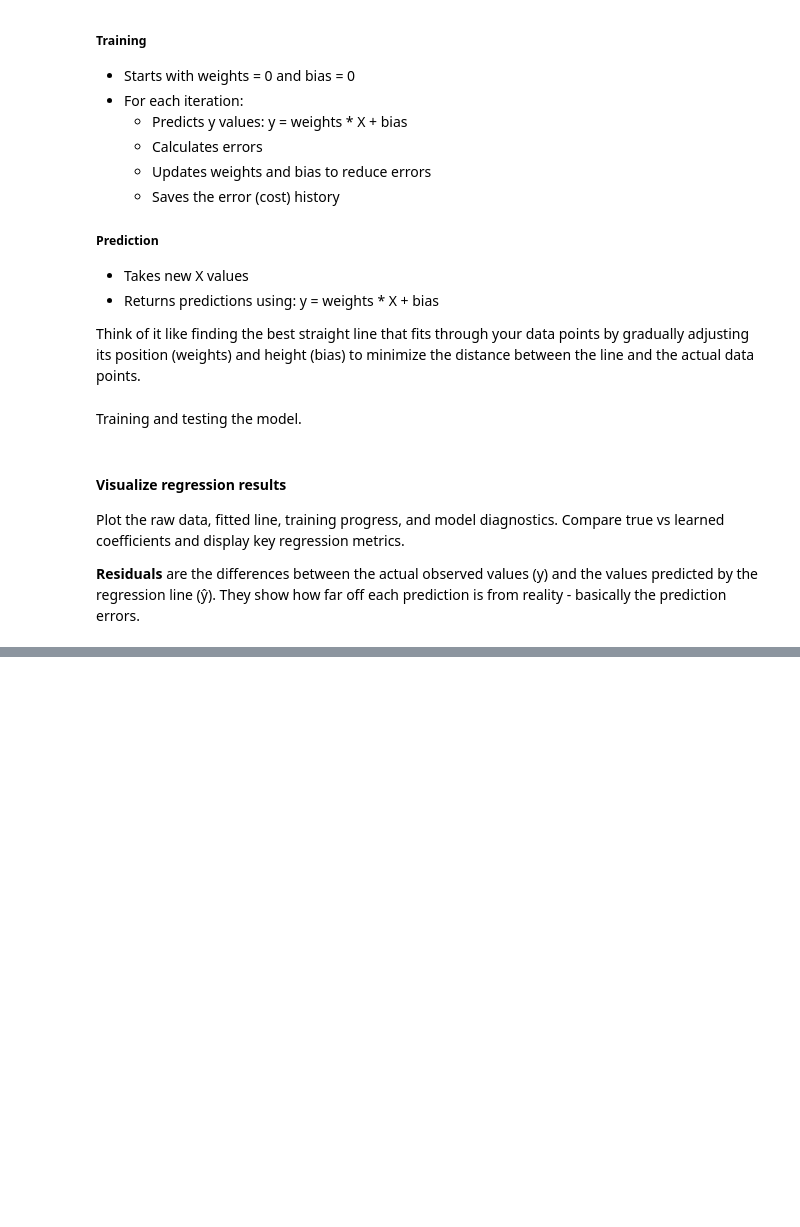
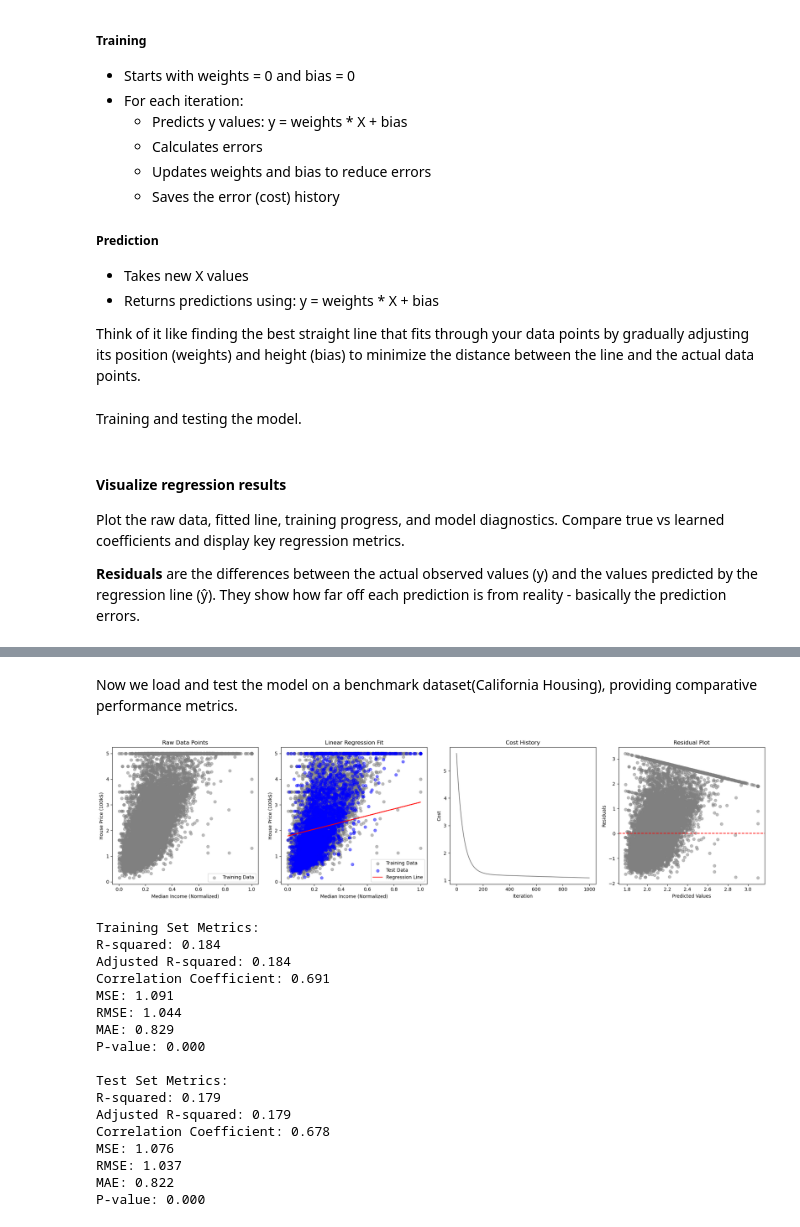
Before and after one commit to pedroscortes/ml_algorithms_from_scratch, a Jupyter notebook: supervised_learning/linear_regression.ipynb, the cells around one changed output, grey strips where cells are left out. Saved outputs shown, nothing was run; the diff lists cells and outputs as text; code cells hidden in the pictures; blank space fills up the shorter version.

```diff
--- a/supervised_learning/linear_regression.ipynb
+++ b/supervised_learning/linear_regression.ipynb
@@ -201 +201,3 @@ MAE: 3.855
 P-value: 0.000
+# %% [markdown]
+Now we load and test the model on a benchmark dataset(California Housing), providing comparative performance metrics.
@@ -201,0 +229,74 @@ P-value: 0.000
+# %%
+X_normalized = normalize_data(X)
+X_train, X_test, y_train, y_test = train_test_split(X_normalized, y)
+
+model = LinearRegression(learning_rate=0.01, n_iterations=1000)
+model.fit(X_train, y_train)
+
+y_train_pred = model.predict(X_train)
+y_test_pred = model.predict(X_test)
+
+train_metrics = analyze_regression(X_train, y_train, y_train_pred)
+test_metrics = analyze_regression(X_test, y_test, y_test_pred)
+# %%
+plt.figure(figsize=(20, 5))
+
+plt.subplot(1, 4, 1)
+plt.scatter(X_train, y_train, color='gray', alpha=0.5, label='Training Data')
+plt.xlabel('Median Income (Normalized)')
+plt.ylabel('House Price (100k$)')
+plt.title('Raw Data Points')
+plt.legend()
+
+plt.subplot(1, 4, 2)
+plt.scatter(X_train, y_train, color='gray', alpha=0.5, label='Training Data')
+plt.scatter(X_test, y_test, color='blue', alpha=0.5, label='Test Data')
+plt.plot(X_test, y_test_pred, color='red', label='Regression Line')
+plt.xlabel('Median Income (Normalized)')
+plt.ylabel('House Price (100k$)')
+plt.title('Linear Regression Fit')
+plt.legend()
+
+plt.subplot(1, 4, 3)
+plt.plot(model.cost_history, color='gray')
+plt.xlabel('Iteration')
+plt.ylabel('Cost')
+plt.title('Cost History')
+
+plt.subplot(1, 4, 4)
+residuals = y_train - y_train_pred.reshape(-1, 1)
+plt.scatter(y_train_pred, residuals, alpha=0.5, color='gray')
+plt.axhline(y=0, color='red', linestyle='--')
+plt.xlabel('Predicted Values')
+plt.ylabel('Residuals')
+plt.title('Residual Plot')
+
+plt.tight_layout()
+plt.show()
+
+print("\nTraining Set Metrics:")
+for metric, value in train_metrics.items():
+    print(f"{metric}: {value:.3f}")
+
+print("\nTest Set Metrics:")
+for metric, value in test_metrics.items():
+    print(f"{metric}: {value:.3f}")
+# %% [output]
+[figure, added]
+Training Set Metrics:
+R-squared: 0.184
+Adjusted R-squared: 0.184
+Correlation Coefficient: 0.691
+MSE: 1.091
+RMSE: 1.044
+MAE: 0.829
+P-value: 0.000
+
+Test Set Metrics:
+R-squared: 0.179
+Adjusted R-squared: 0.179
+Correlation Coefficient: 0.678
+MSE: 1.076
+RMSE: 1.037
+MAE: 0.822
+P-value: 0.000
```
Also changed, not shown: parts of 2 cells of this notebook.
